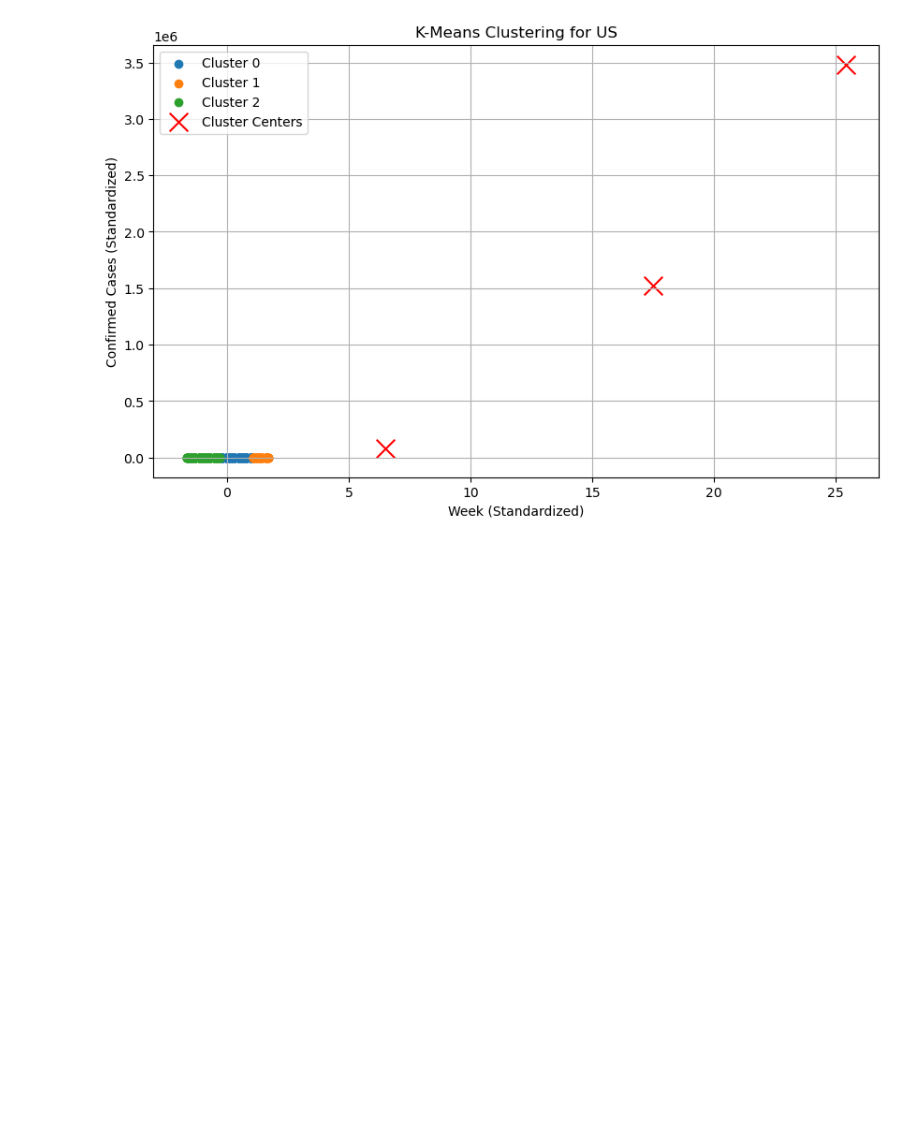
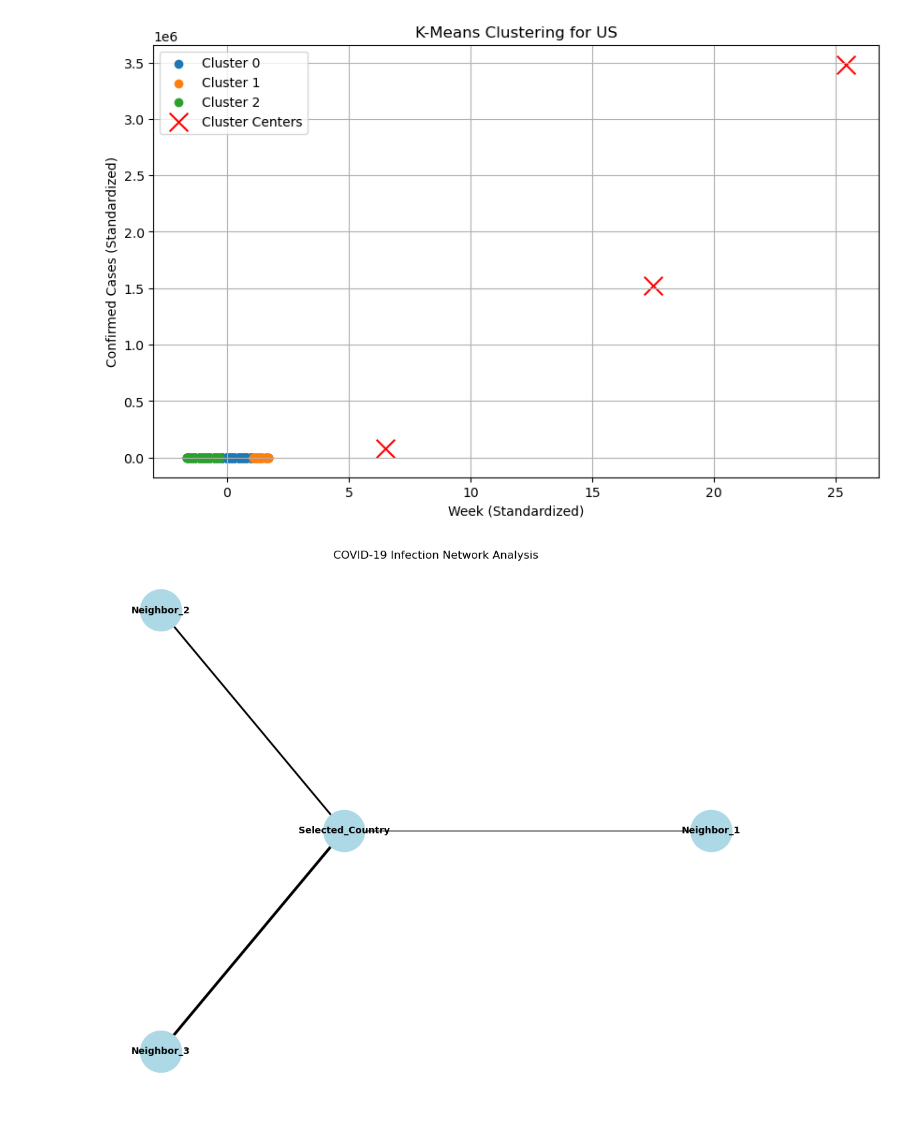
Before and after one commit to CluongUni/torrens-bda601, a Jupyter notebook: Assessment 03/A00117495_BDA601_Assessment3.ipynb, the cells around one changed output. Drawn from its saved outputs; the diff is of its cells as text; code cells hidden in the pictures; blank space fills up the shorter version.

```diff
--- a/Assessment 03/A00117495_BDA601_Assessment3.ipynb
+++ b/Assessment 03/A00117495_BDA601_Assessment3.ipynb
@@ -138,0 +151,34 @@ plt.show()
+# %%
+import networkx as nx
+import numpy as np  # Make sure numpy is imported
+import matplotlib.pyplot as plt
+
+G = nx.Graph()
+
+# Add nodes and positions
+G.add_node('Selected_Country', pos=(0, 0))  # Center node
+neighbors = ['Neighbor_1', 'Neighbor_2', 'Neighbor_3']
+for i, neighbor in enumerate(neighbors):
+    angle = 2 * np.pi * i / len(neighbors)  # Arrange neighbors in a circular layout
+    G.add_node(neighbor, pos=(np.cos(angle), np.sin(angle)))
+    G.add_edge('Selected_Country', neighbor, weight=0.5 * (i + 1))  # Assign edge weights
+
+# Get positions
+pos = nx.get_node_attributes(G, 'pos')
+
+# Draw the graph
+plt.figure(figsize=(10, 8))
+nx.draw(
+    G,
+    pos,
+    with_labels=True,
+    node_color='lightblue',
+    node_size=2000,
+    font_size=10,
+    font_weight='bold',
+    width=[G[u][v]['weight'] * 2 for u, v in G.edges()]
+)
+plt.title("COVID-19 Infection Network Analysis")
+plt.show()
+# %% [output]
+[figure, added]
```
Also changed, not shown: parts of 2 cells of this notebook.
